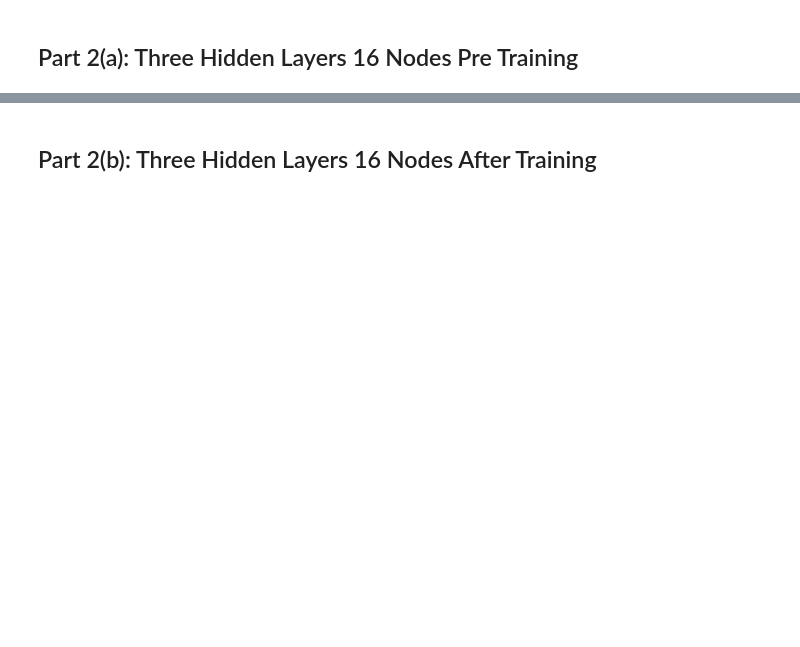
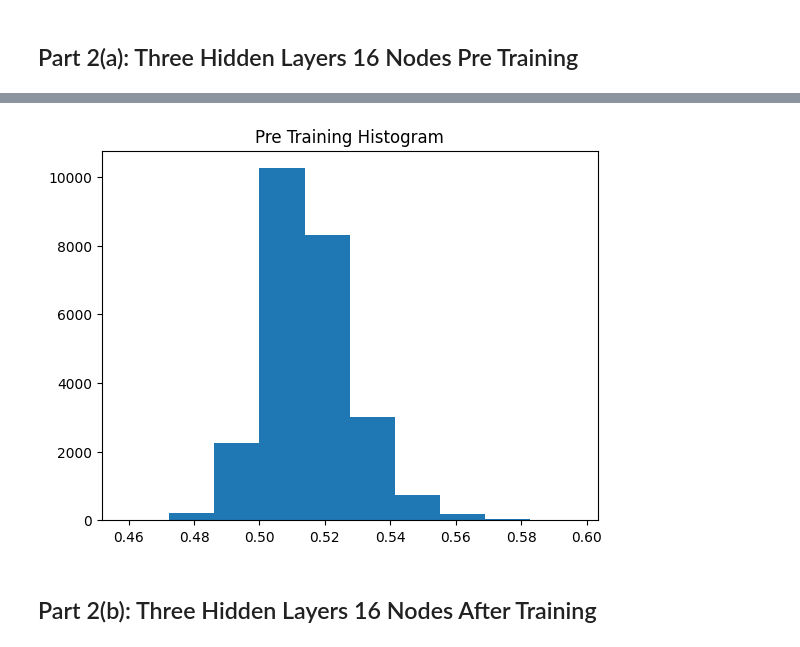
Before and after one commit to SherwynBraganza31/csc592_datasci_intro, a Jupyter notebook: chapter4_homework/Ray's Homework 3.ipynb, the cells around one changed output, grey strips where cells are left out. Drawn from its saved outputs; the diff is of its cells as text; code cells hidden in the pictures; blank space fills up the shorter version.

```diff
--- a/chapter4_homework/Ray's Homework 3.ipynb
+++ b/chapter4_homework/Ray's Homework 3.ipynb
@@ -396,0 +397,5 @@ print (part_2_a)
+# %%
+pre_prediction = model.predict(x_test)
+plt.hist(pre_prediction, bins=10)
+plt.gca().set(title='Pre Training Histogram')
+# %% [output]
@@ -397,3 +403,4 @@ print (part_2_a)
+[figure, added]
 # %% [markdown]
 ## Part 2(b): Three Hidden Layers 16 Nodes After Training
 # %%
```
Also changed, not shown: parts of 28 cells of this notebook, 1 other file.
